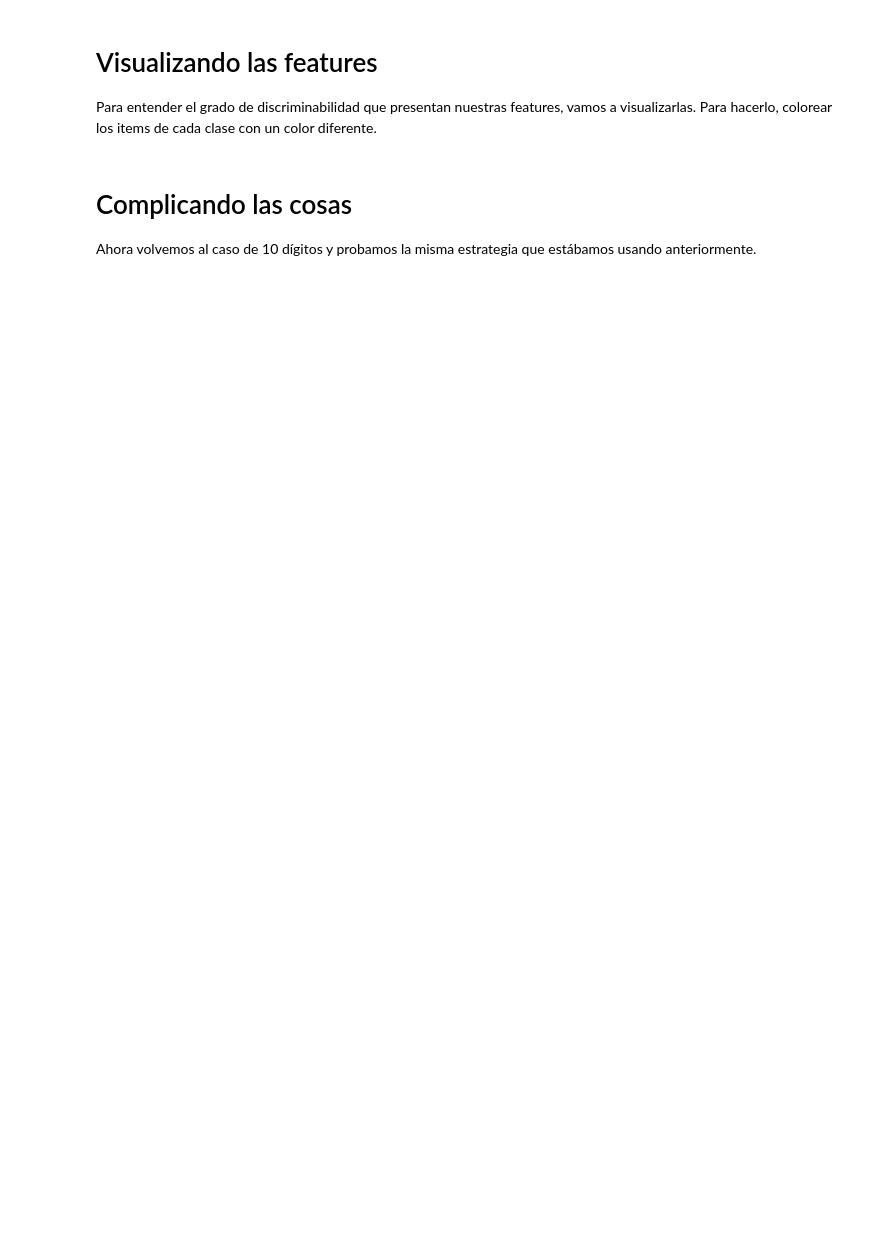
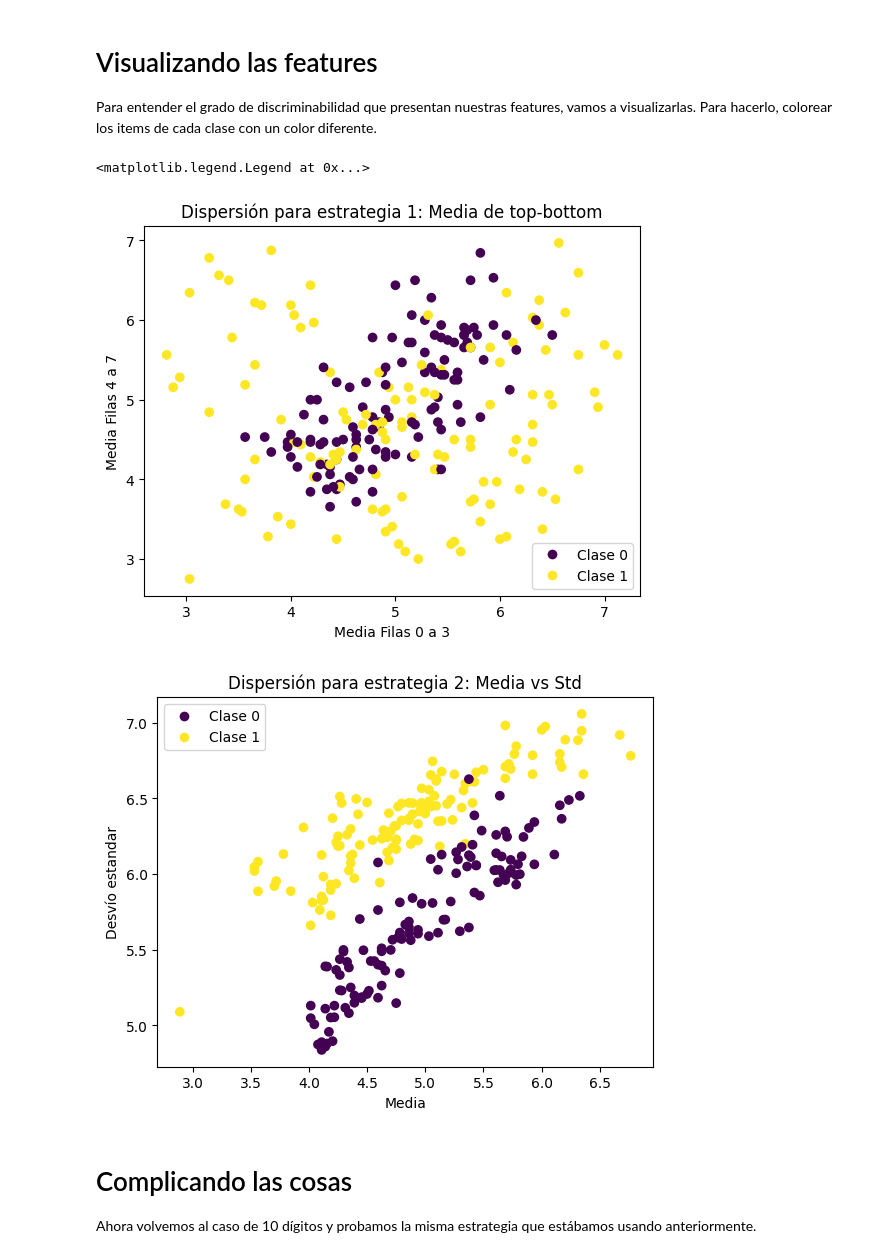
Before and after one commit to RamiroPadilla/Procesamiento-de-Imagenes-Sadosky2024, a Jupyter notebook: Practica_1.ipynb, the cells around one changed output. Saved outputs shown, nothing was run; the diff lists cells and outputs as text; code cells hidden in the pictures; blank space fills up the shorter version.

```diff
--- a/Practica_1.ipynb
+++ b/Practica_1.ipynb
@@ -81,16 +83,16 @@ Pero antes de definir el perceptrón, vamos a definir el método de extracción
 # %%
 def extract_features_mean_std(x):
   x_out = np.zeros(shape=(1,2))
-  x_out[0,0] = ....
-  x_out[0,1] = ....
+  x_out[0,0] = np.mean(x)
+  x_out[0,1] = np.std(x)
 
   return x_out
 
 def extract_features_mean_top_bottom(x):
   x_out = np.zeros(shape=(1,2))
 
-  ......
-
+  x_out[0,0] = np.mean(x[:4,:])
+  x_out[0,1] = np.mean(x[4:,:])
   return x_out
 
 def preprocess_features_mean_std(X):
@@ -138,3 +167,36 @@ plt.scatter( ..... )
+# %%
+# estrategia mean(top,bottom)
+plt.figure()
+plt.scatter(x=X_bin_train_features[:,0],
+            y=X_bin_train_features[:,1],
+            c=y_bin_train,
+            cmap='viridis')
+plt.title('Dispersión para estrategia 1: Media de top-bottom')
+plt.xlabel('Media Filas 0 a 3')
+plt.ylabel('Media Filas 4 a 7')
+cmap = plt.get_cmap('viridis')
+
+handles = [plt.Line2D([0], [0], marker='o', color='w', markerfacecolor=cmap(0.0), markersize=8, label='Clase 0'),
+           plt.Line2D([0], [0], marker='o', color='w', markerfacecolor=cmap(1.0), markersize=8, label='Clase 1')]
+plt.legend(handles=handles)
+
+# estrategia (mean,std)
+plt.figure()
+plt.scatter(x=X_bin_train_features_2[:,0],
+            y=X_bin_train_features_2[:,1],
+            c=y_bin_train,
+            cmap='viridis')
+plt.title('Dispersión para estrategia 2: Media vs Std')
+plt.xlabel('Media')
+plt.ylabel('Desvío estandar')
+cmap = plt.get_cmap('viridis')
+handles = [plt.Line2D([0], [0], marker='o', color='w', markerfacecolor=cmap(0.0), markersize=8, label='Clase 0'),
+           plt.Line2D([0], [0], marker='o', color='w', markerfacecolor=cmap(1.0), markersize=8, label='Clase 1')]
+plt.legend(handles=handles)
+# %% [output]
+<matplotlib.legend.Legend at 0x...>
+[figure, added]
+[figure, added]
 # %% [markdown]
 # Complicando las cosas
 
```
Also changed, not shown: parts of 8 cells of this notebook.
